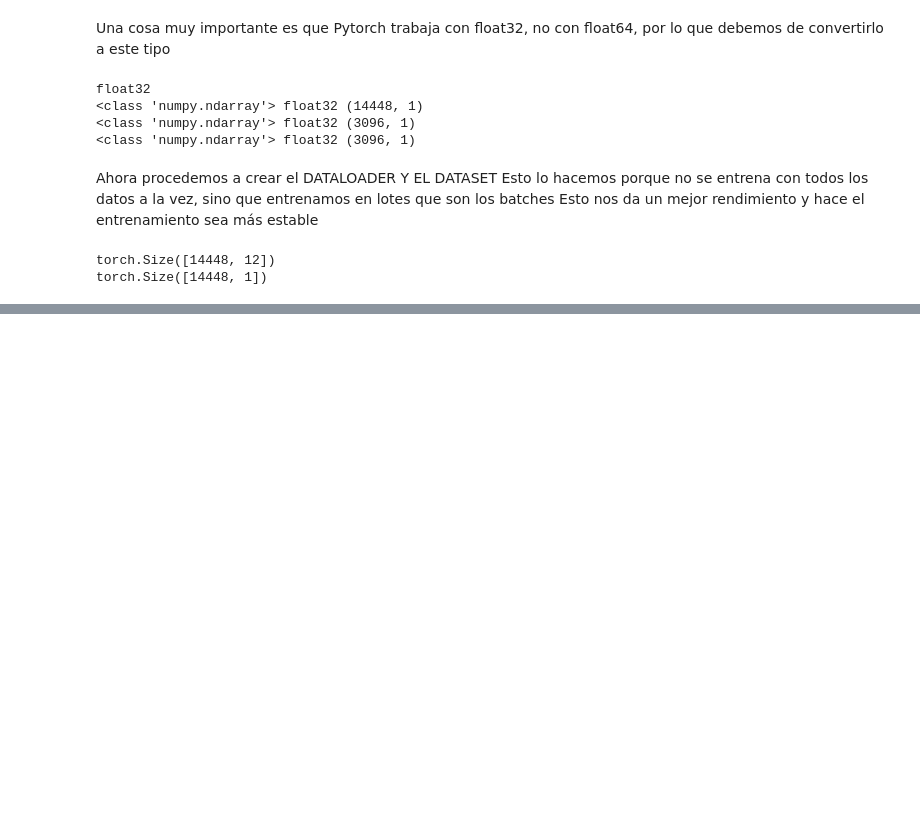
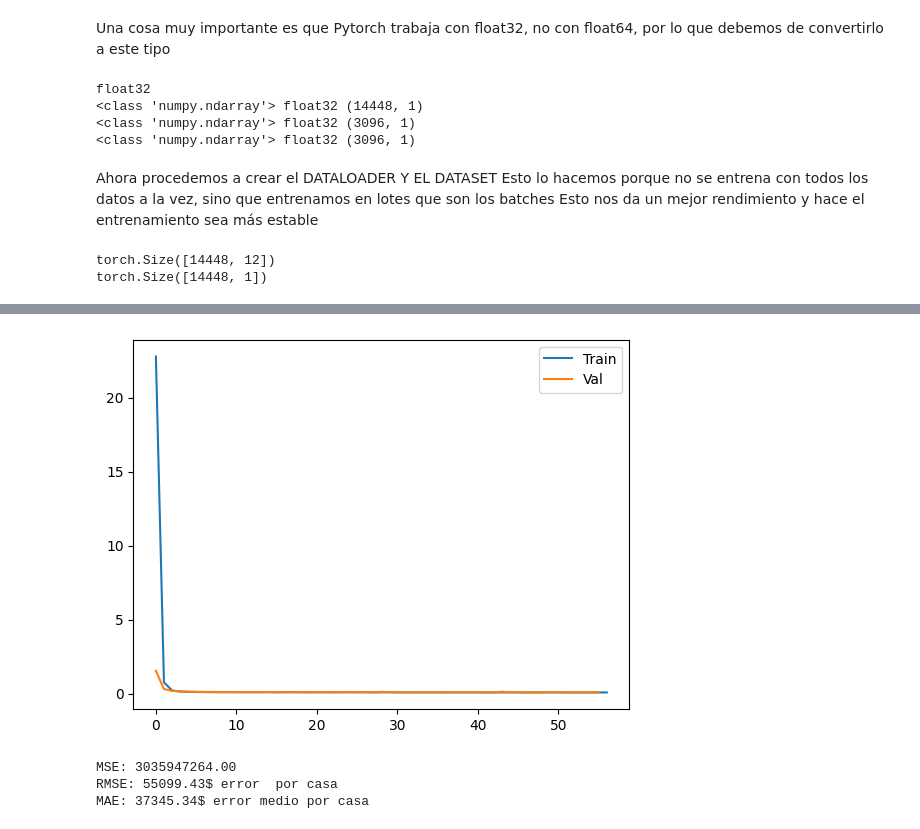
Before and after one commit to SergioReigosa/ia25-master-main, a Jupyter notebook: sergio_ejercicios/housing_prices/framing.ipynb, the cells around one changed output, grey strips where cells are left out. Saved outputs shown, nothing was run; the diff lists cells and outputs as text; code cells hidden in the pictures; blank space fills up the shorter version.

```diff
--- a/sergio_ejercicios/housing_prices/framing.ipynb
+++ b/sergio_ejercicios/housing_prices/framing.ipynb
@@ -434,0 +531,55 @@ model = CaliforniaModel(input_dim, hidden_dim1, hidden_dim2, output_dim)
+# %%
+import matplotlib.ticker as ticker
+
+plt.plot(train_loss, label="Train")
+plt.plot(val_loss, label="Val")
+
+plt.gca().yaxis.set_major_formatter(ticker.ScalarFormatter())
+plt.ticklabel_format(style='plain', axis='y')
+
+plt.legend()
+plt.show()
+# %% [output]
+[figure, added]
+# %%
+import torch
+import numpy as np
+from sklearn.metrics import mean_squared_error, mean_absolute_error
+
+# Modo evaluación
+model.eval()
+
+y_pred = []
+
+# Obtener predicciones
+with torch.no_grad():
+    for batch_X, _ in test_dataloader:
+        outputs = model(batch_X)
+        y_pred.append(outputs)
+
+# Unir batches
+y_pred = torch.cat(y_pred, dim=0)
+
+# Pasar a numpy
+y_pred = y_pred.cpu().numpy()
+y_true = y_test  # ya esta en numpy
+
+# Asegurar misma forma
+y_pred = y_pred.flatten()
+y_true = y_true.flatten()
+
+y_pred = np.expm1(y_pred)
+y_true = np.expm1(y_true)
+
+# Calcular métricas
+mse = mean_squared_error(y_true, y_pred)
+rmse = np.sqrt(mse)
+mae = mean_absolute_error(y_true, y_pred)
+
+print(f"MSE: {mse:.2f}")
+print(f"RMSE: {rmse:.2f}$ error  por casa")
+print(f"MAE: {mae:.2f}$ error medio por casa")
+# %% [output]
+MSE: 3035947264.00
+RMSE: 55099.43$ error  por casa
+MAE: 37345.34$ error medio por casa
```
Also changed, not shown: parts of 13 cells of this notebook, 1 other file.
